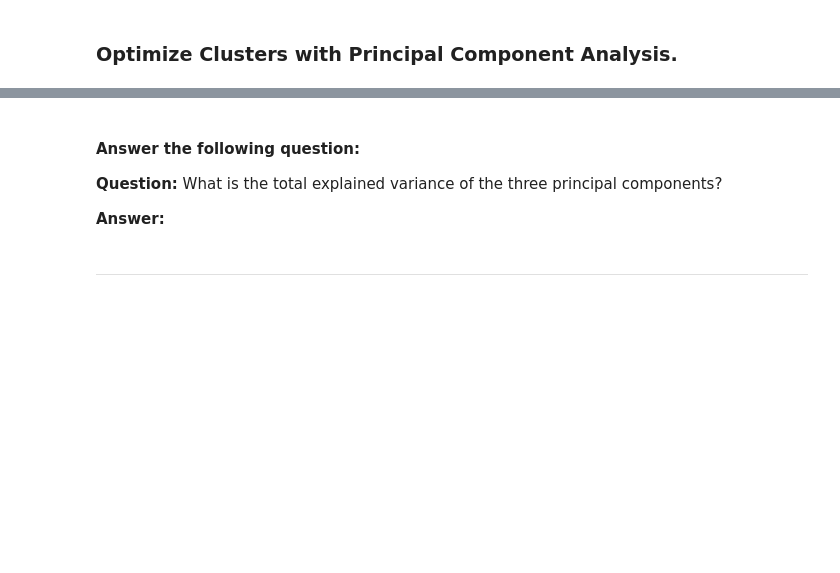
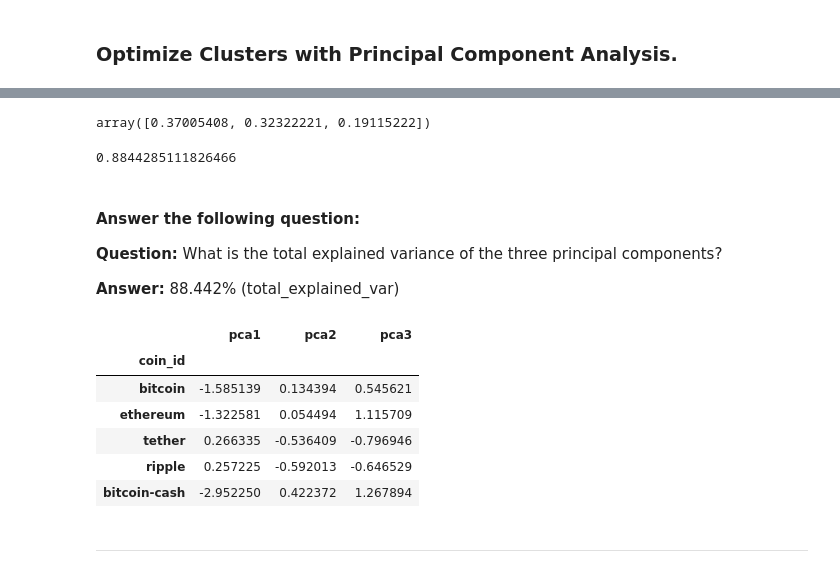
Before and after one commit to wallago-caite/CryptoClustering, a Jupyter notebook: Starter_Code/Crypto_Clustering.ipynb, the cells around one changed output, grey strips where cells are left out. Drawn from its saved outputs; the diff is of its cells as text; code cells hidden in the pictures; blank space fills up the shorter version.

```diff
--- a/Starter_Code/Crypto_Clustering.ipynb
+++ b/Starter_Code/Crypto_Clustering.ipynb
@@ -228,3 +267,6 @@ elbow_df.hvplot.line(x = "k", y= "inertia", title = "elbow curve", xticks = k)
 ### Optimize Clusters with Principal Component Analysis.
 # %%
 # Create a PCA model instance and set `n_components=3`.
+pca = PCA(n_components=3)
+
+pca
@@ -231,5 +275,6 @@ elbow_df.hvplot.line(x = "k", y= "inertia", title = "elbow curve", xticks = k)
 # %%
-# Use the PCA model with `fit_transform` to reduce to
-# three principal components.
+# Use the PCA model with `fit_transform` to reduce to three principal components.
+df_pca = pd.DataFrame(pca.fit_transform(df_cluster_prediction))
 
 # View the first five rows of the DataFrame.
+df_pca.head(5)
@@ -236,24 +288,54 @@ elbow_df.hvplot.line(x = "k", y= "inertia", title = "elbow curve", xticks = k)
 # %%
 # Retrieve the explained variance to determine how much information
 # can be attributed to each principal component.
+pca.explained_variance_ratio_
+
+# pca1 explains 95% of the variation
+# pca2 explains 1.8% of the variation
+# pca3 explains 0.7% of the variation
+# %% [output]
+array([0.37005408, 0.32322221, 0.19115222])
+# %%
+# Total explained variance
+total_explained_var = sum(pca.explained_variance_ratio_)
+
+total_explained_var
+# %% [output]
+0.8844285111826466
 # %% [markdown]
 #### Answer the following question:
 
 **Question:** What is the total explained variance of the three principal components?
 
-**Answer:**
+**Answer:** 88.442% (total_explained_var)
 # %%
 # Create a new DataFrame with the PCA data.
-
-# Creating a DataFrame with the PCA data
+df_pca2 = df_pca.copy()
 
 # Copy the crypto names from the original data
-
+# why would we do this? We already have the names-- we're going to call them
+crypto_names
 
 # Set the coinid column as index
+df_pca2['coin_id'] = crypto_names
+
+df_pca2.set_index('coin_id', inplace=True)
+
+# set column names
+df_pca2.columns = ['pca1','pca2','pca3']
 
 
 # Display sample data
+df_pca2.head(5)
+# Display sample data
+# %% [output]
+|  | pca1 | pca2 | pca3 |
+| coin_id |  |  |  |
+| bitcoin | -1.585139 | 0.134394 | 0.545621 |
+| ethereum | -1.322581 | 0.054494 | 1.115709 |
+| tether | 0.266335 | -0.536409 | -0.796946 |
+| ripple | 0.257225 | -0.592013 | -0.646529 |
+| bitcoin-cash | -2.952250 | 0.422372 | 1.267894 |
 # %% [markdown]
 ---
 # %% [markdown]
```
Also changed, not shown: parts of 14 cells of this notebook.
